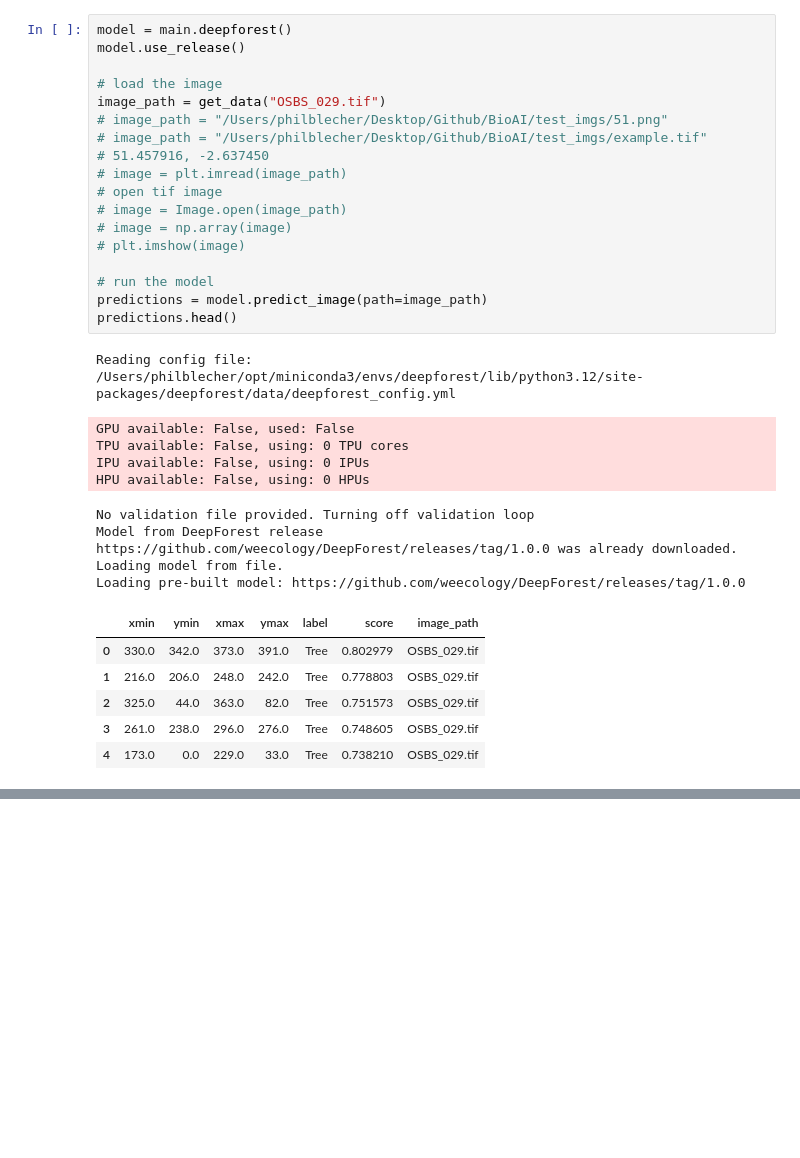
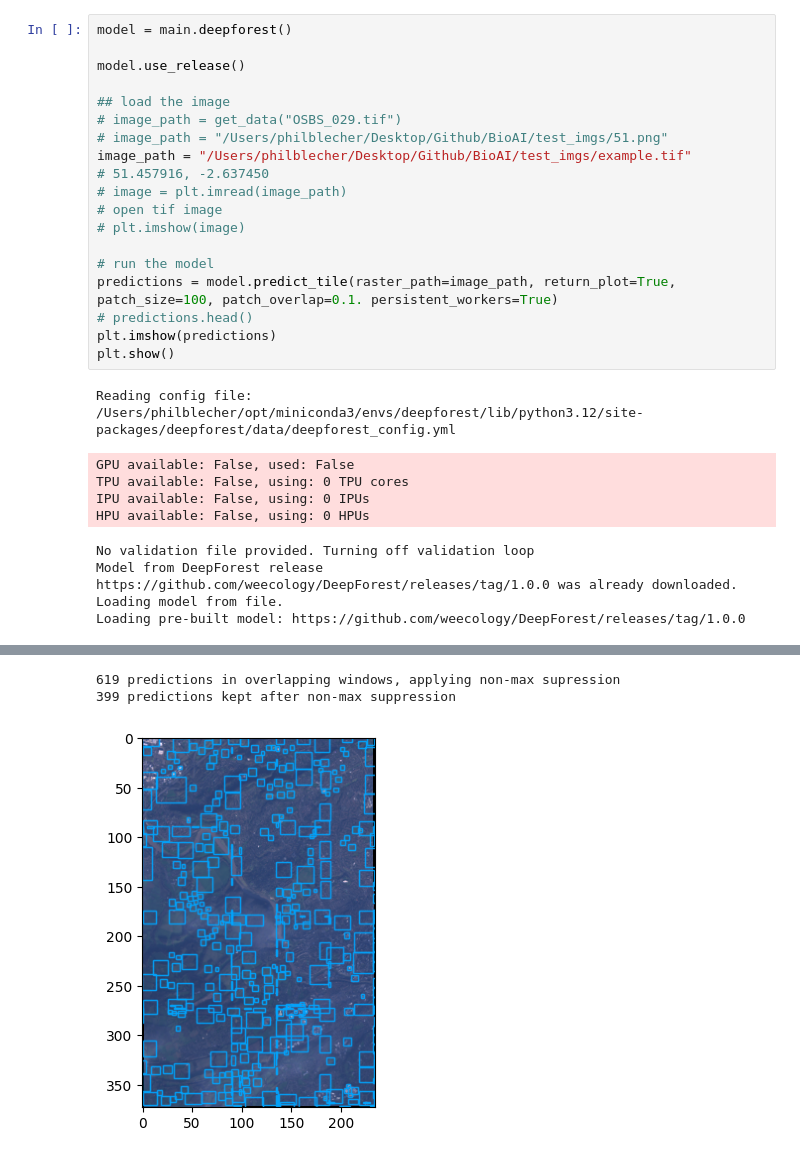
Before and after one commit to pilipb/BioAI, a Jupyter notebook: deepforest_test.ipynb, the cells around one changed output, grey strips where cells are left out. Drawn from its saved outputs; the diff is of its cells as text; blank space fills up the shorter version.

```diff
--- a/deepforest_test.ipynb
+++ b/deepforest_test.ipynb
@@ -9,21 +10,22 @@ from PIL import Image
 # %%
 model = main.deepforest()
+
 model.use_release()
 
-# load the image
-image_path = get_data("OSBS_029.tif")
+## load the image
+# image_path = get_data("OSBS_029.tif")
 # image_path = "/Users/philblecher/Desktop/Github/BioAI/test_imgs/51.png"
-# image_path = "/Users/philblecher/Desktop/Github/BioAI/test_imgs/example.tif"
+image_path = "/Users/philblecher/Desktop/Github/BioAI/test_imgs/example.tif"
 # 51.457916, -2.637450
 # image = plt.imread(image_path)
 # open tif image
-# image = Image.open(image_path)
-# image = np.array(image)
 # plt.imshow(image)
 
 # run the model
-predictions = model.predict_image(path=image_path)
-predictions.head()
+predictions = model.predict_tile(raster_path=image_path, return_plot=True, patch_size=100, patch_overlap=0.1. persistent_workers=True)
+# predictions.head()
+plt.imshow(predictions)
+plt.show()
 # %% [output]
 Reading config file: /Users/philblecher/opt/miniconda3/envs/deepforest/lib/python3.12/site-packages/deepforest/data/deepforest_config.yml
 GPU available: False, used: False
@@ -33,9 +35,3 @@ HPU available: False, using: 0 HPUs
 No validation file provided. Turning off validation loop
 Model from DeepForest release https://github.com/weecology/DeepForest/releases/tag/1.0.0 was already downloaded. Loading model from file.
 Loading pre-built model: https://github.com/weecology/DeepForest/releases/tag/1.0.0
-|  | xmin | ymin | xmax | ymax | label | score | image_path |
-| 0 | 330.0 | 342.0 | 373.0 | 391.0 | Tree | 0.802979 | OSBS_029.tif |
-| 1 | 216.0 | 206.0 | 248.0 | 242.0 | Tree | 0.778803 | OSBS_029.tif |
-| 2 | 325.0 | 44.0 | 363.0 | 82.0 | Tree | 0.751573 | OSBS_029.tif |
-| 3 | 261.0 | 238.0 | 296.0 | 276.0 | Tree | 0.748605 | OSBS_029.tif |
-| 4 | 173.0 | 0.0 | 229.0 | 33.0 | Tree | 0.738210 | OSBS_029.tif |
@@ -42,3 +39,6 @@ Loading pre-built model: https://github.com/weecology/DeepForest/releases/tag/1.
+619 predictions in overlapping windows, applying non-max supression
+399 predictions kept after non-max suppression
+[figure, added]
 # %%
 # plot the image and the predictions
 fig, ax = plt.subplots()
```
Also changed, not shown: parts of 6 cells of this notebook, 1 other file.
